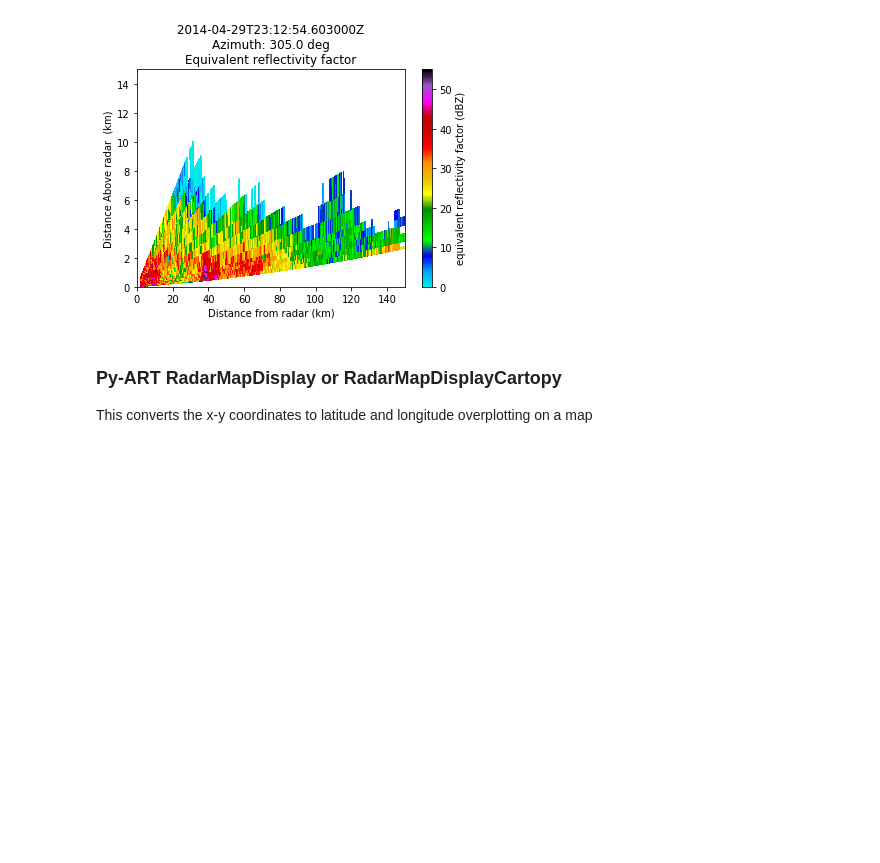
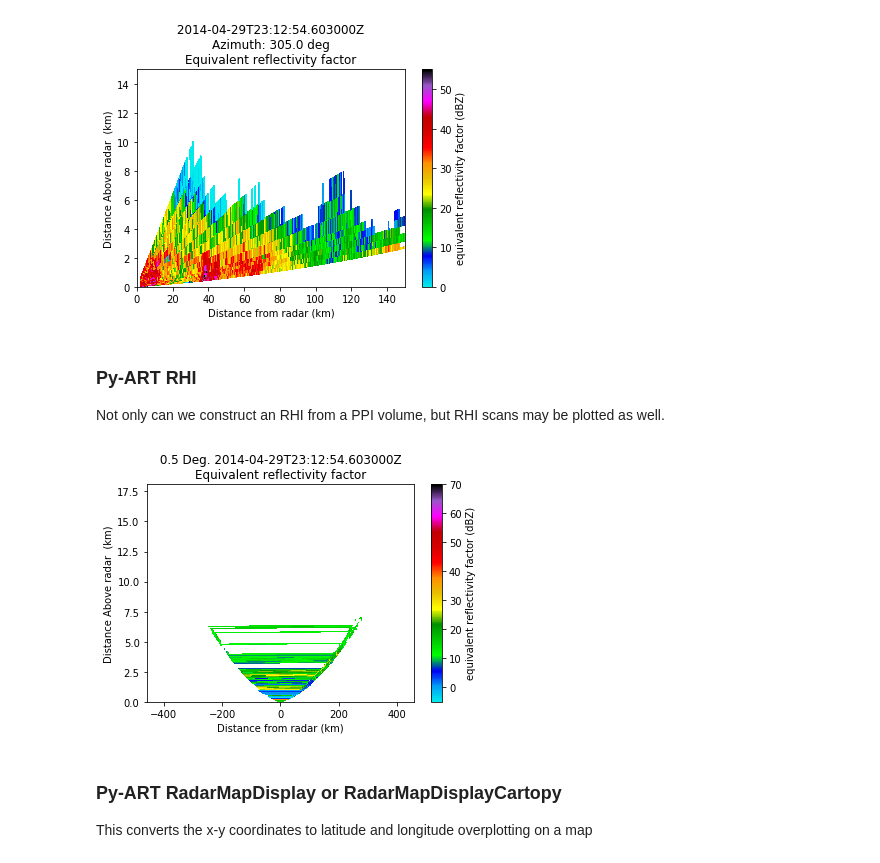
Before and after one commit to gamaanderson/2017-AMS-Short-Course-on-Open-Source-Radar-Software, a Jupyter notebook: 5b_PyART_visualization.ipynb, the cells around one changed output. Cells and saved outputs as stored; diff of their text form; code cells hidden in the pictures; blank space fills up the shorter version.

Commit message:
Add RHI plot

```diff
--- a/5b_PyART_visualization.ipynb
+++ b/5b_PyART_visualization.ipynb
@@ -111,6 +111,17 @@ nexd.plot_azimuth_to_rhi('reflectivity', 305., cmap='pyart_NWSRef', vmin=0., vma
 nexd.set_limits((0., 150.), (0., 15.))
 # %% [output]
 [figure]
+# %% [markdown]
+### Py-ART RHI
+Not only can we construct an RHI from a PPI volume, but RHI scans may be plotted as well.
+# %%
+rhif = "data/KILN20140429_231254_V06"
+rhir = pyart.io.read(rhif)
+rhid = pyart.graph.RadarDisplay(rhir)
+# %%
+rhid.plot_rhi('reflectivity', 0, vmin=-5.0, vmax=70,)
+# %% [output]
+[figure, added]
 # %% [markdown]
 ### Py-ART RadarMapDisplay or RadarMapDisplayCartopy
 This converts the x-y coordinates to latitude and longitude overplotting on a map
```
